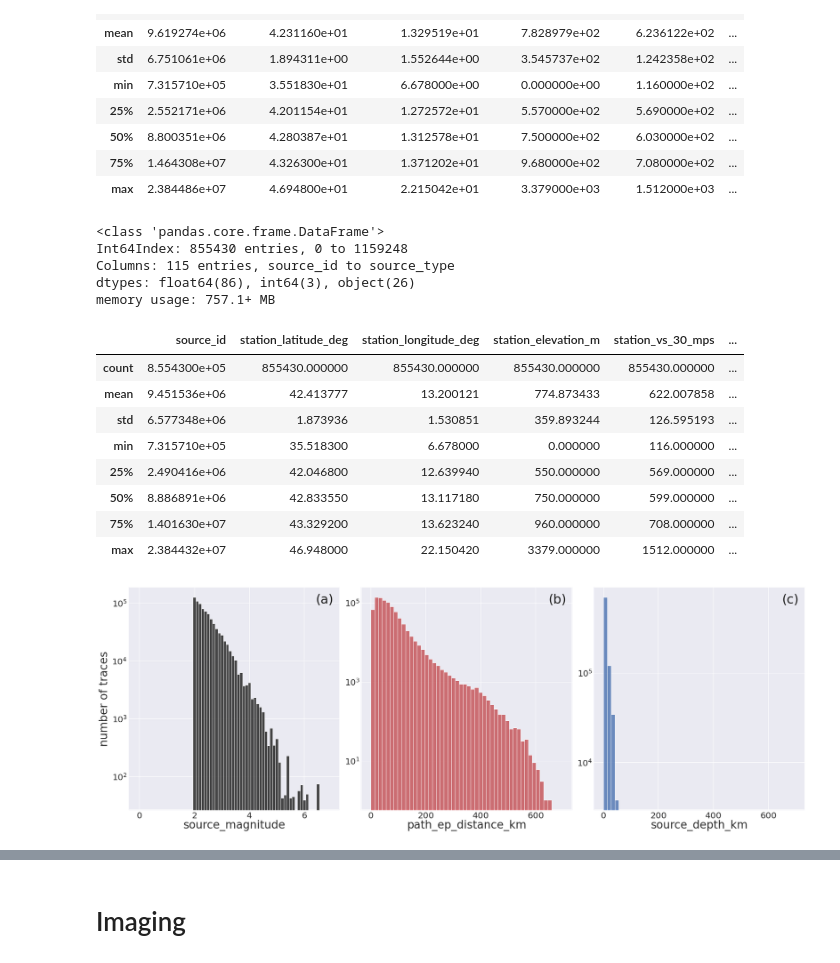
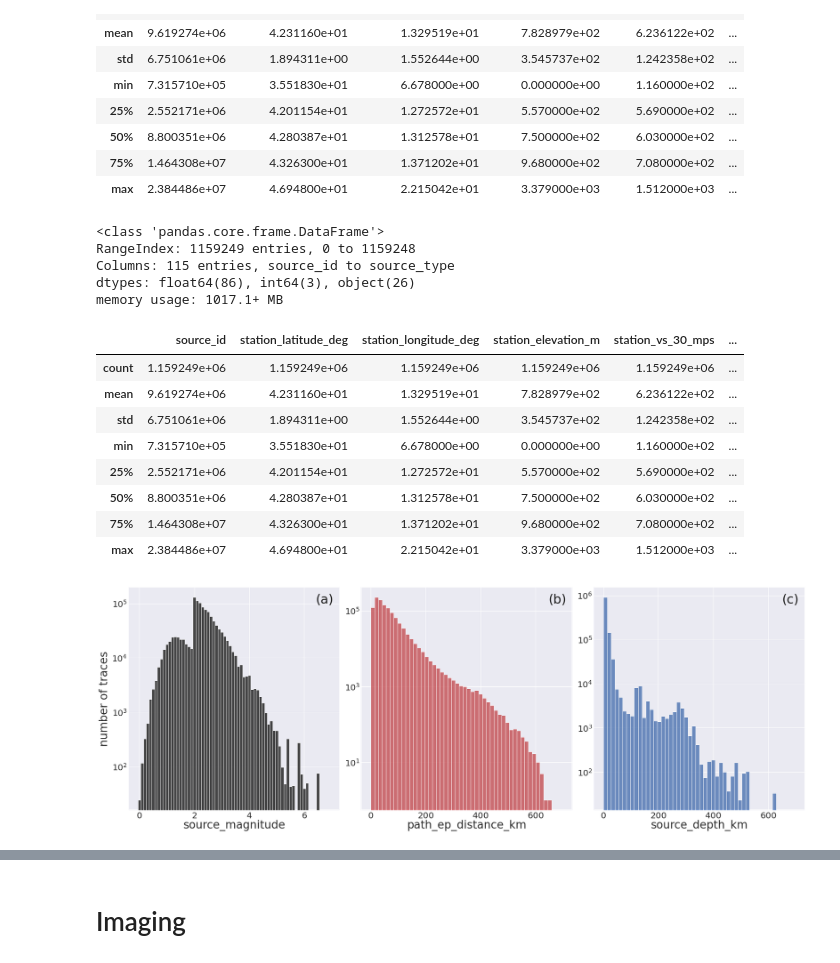
Before and after one commit to SaheedAde/earthquake_early_warning_system, a Jupyter notebook: ingv_plots.ipynb, the cells around one changed output, grey strips where cells are left out. Saved outputs shown, nothing was run; the diff lists cells and outputs as text; code cells hidden in the pictures.

Commit message:
INGV data extracted for ML
Signed-off-by: Abiodun Adebowale <adebowalesaheedabiodun@gmail.com>

```diff
--- a/ingv_plots.ipynb
+++ b/ingv_plots.ipynb
@@ -65,35 +65,27 @@ from ingv_plot_functions import split, detect_time, bin_width, my_ceil,\
 # %%
 fignumbers = 'abcdefghijklmnopqrstuvwxyz'
 alllabs = split(fignumbers)
-# %%
-# We filtered the data from the seismographs for near-source and far-source earthquakes by defining
-# a near-source earthquakes as those earthquakes whose hypocenter is less that 17 km and far-source
-# as those between 17 km and 50 km, also, we only considered those earthquakes with recorded Peak
-# Ground Motion acceleration greater than 500 gal
-
-DEPTH_MAX_CONDITION = 50 # in km
-MIN_SOURCE_MAGNITUDE = 2
-filtered_df_metadata = df_metadata.query(f"source_depth_km <= {DEPTH_MAX_CONDITION}")
-filtered_df_metadata = filtered_df_metadata.query(f"source_magnitude >= {MIN_SOURCE_MAGNITUDE}")
-filtered_df_metadata.info()
-# %% [output]
-<class 'pandas.core.frame.DataFrame'>
-Int64Index: 855430 entries, 0 to 1159248
-Columns: 115 entries, source_id to source_type
-dtypes: float64(86), int64(3), object(26)
-memory usage: 757.1+ MB
+# %%
+
+df_metadata.info()
+# %% [output]
+<class 'pandas.core.frame.DataFrame'>
+RangeIndex: 1159249 entries, 0 to 1159248
+Columns: 115 entries, source_id to source_type
+dtypes: float64(86), int64(3), object(26)
+memory usage: 1017.1+ MB
 # %%
-filtered_df_metadata.describe()
+df_metadata.describe()
 # %% [output]
 |  | source_id | station_latitude_deg | station_longitude_deg | station_elevation_m | station_vs_30_mps | ... |
-| count | 8.554300e+05 | 855430.000000 | 855430.000000 | 855430.000000 | 855430.000000 | ... |
-| mean | 9.451536e+06 | 42.413777 | 13.200121 | 774.873433 | 622.007858 | ... |
-| std | 6.577348e+06 | 1.873936 | 1.530851 | 359.893244 | 126.595193 | ... |
-| min | 7.315710e+05 | 35.518300 | 6.678000 | 0.000000 | 116.000000 | ... |
-| 25% | 2.490416e+06 | 42.046800 | 12.639940 | 550.000000 | 569.000000 | ... |
-| 50% | 8.886891e+06 | 42.833550 | 13.117180 | 750.000000 | 599.000000 | ... |
-| 75% | 1.401630e+07 | 43.329200 | 13.623240 | 960.000000 | 708.000000 | ... |
-| max | 2.384432e+07 | 46.948000 | 22.150420 | 3379.000000 | 1512.000000 | ... |
+| count | 1.159249e+06 | 1.159249e+06 | 1.159249e+06 | 1.159249e+06 | 1.159249e+06 | ... |
+| mean | 9.619274e+06 | 4.231160e+01 | 1.329519e+01 | 7.828979e+02 | 6.236122e+02 | ... |
+| std | 6.751061e+06 | 1.894311e+00 | 1.552644e+00 | 3.545737e+02 | 1.242358e+02 | ... |
+| min | 7.315710e+05 | 3.551830e+01 | 6.678000e+00 | 0.000000e+00 | 1.160000e+02 | ... |
+| 25% | 2.552171e+06 | 4.201154e+01 | 1.272572e+01 | 5.570000e+02 | 5.690000e+02 | ... |
+| 50% | 8.800351e+06 | 4.280387e+01 | 1.312578e+01 | 7.500000e+02 | 6.030000e+02 | ... |
+| 75% | 1.464308e+07 | 4.326300e+01 | 1.371202e+01 | 9.680000e+02 | 7.080000e+02 | ... |
+| max | 2.384486e+07 | 4.694800e+01 | 2.215042e+01 | 3.379000e+03 | 1.512000e+03 | ... |
 # %%
 cols = ['source_magnitude','path_ep_distance_km', 'source_depth_km']
 
@@ -108,35 +100,35 @@ ylabel_text = ['number of traces','','']
 
 
 lfs=26   # label font size
 tlfs=20  # tick label font size
 
 label_font_size=lfs*np.ones(ncols*nrows)
 tick_label_font_size =tlfs*np.ones(ncols*nrows)
 
 n_x_ticks=[5,6,6,6]  # number of ticks in the x axis
 n_y_ticks=[5,6,6,4]
 
 #
 labs = alllabs[:(ncols*nrows)]
 color='k'
 fontsize=30
 #
 colors = ['k','r','b','g']
 logs = [True,True,True,False]
 
 # ranges = [[0,7,1,2000000],[0,700,1,2000000],[0,700,1,2000000],[0,360,1,2000000] ]
 ranges = [[0,7],[0,700],[0,700],[0,360] ]
 
 style_label = 'seaborn-darkgrid'
 #
-fig = plot_histo_panels(style_label,filtered_df_metadata,cols,ncols,nrows,bins,ylabel_text,label_font_size,
+fig = plot_histo_panels(style_label,df_metadata,cols,ncols,nrows,bins,ylabel_text,label_font_size,
                         tick_label_font_size,labs, colors,logs,ranges, n_x_ticks=n_x_ticks, n_y_ticks=n_y_ticks, fontsize=fontsize, c=color)
 
 figname = os.path.join(FIGDIR, "distributions_of_magnitude_epicentraldistance_sourcedepth.png")
 plt.savefig(figname)
 plt.show()
 # %% [output]
-[figure, old version]
+[figure, new version]
 # %%
 
 # Diagrams of the magnitude distribution versus hypocenter distance as hexbin plot
```
Also changed, not shown: parts of 14 cells of this notebook, 15 other files.
